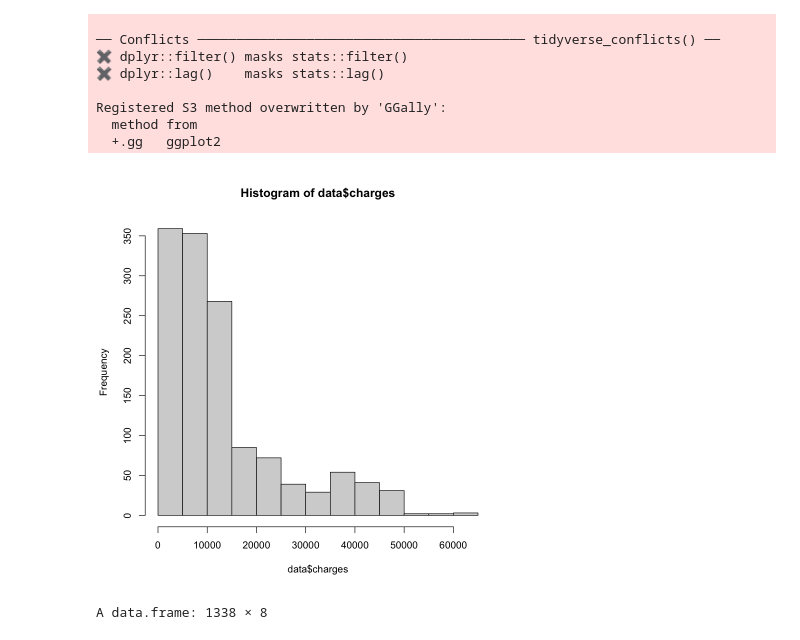
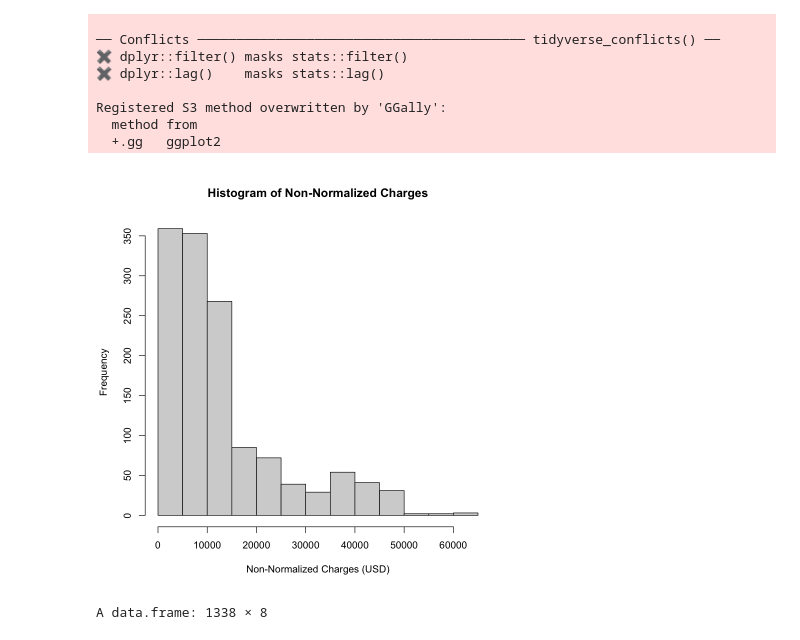
Before and after one commit to mahdiheydar/stat306proj, a Jupyter notebook: stat306.ipynb, the cells around one changed output. Cells and saved outputs as stored; diff of their text form; code cells hidden in the pictures.

```diff
--- a/stat306.ipynb
+++ b/stat306.ipynb
@@ -24,9 +24,9 @@ data <- transform(data, sex = as.factor(sex),
               smoker = as.factor(smoker),
                 region = as.factor(region))
 # %%
-hist(data$charges)
+hist(data$charges, xlab = "Non-Normalized Charges (USD)", main = paste("Histogram of Non-Normalized Charges"))
 # %% [output]
-[figure, old version]
+[figure, new version]
 # %%
 data = mutate(data, norm_charges = log(charges))
 # %%
```
Also changed, not shown: parts of 23 cells of this notebook.
